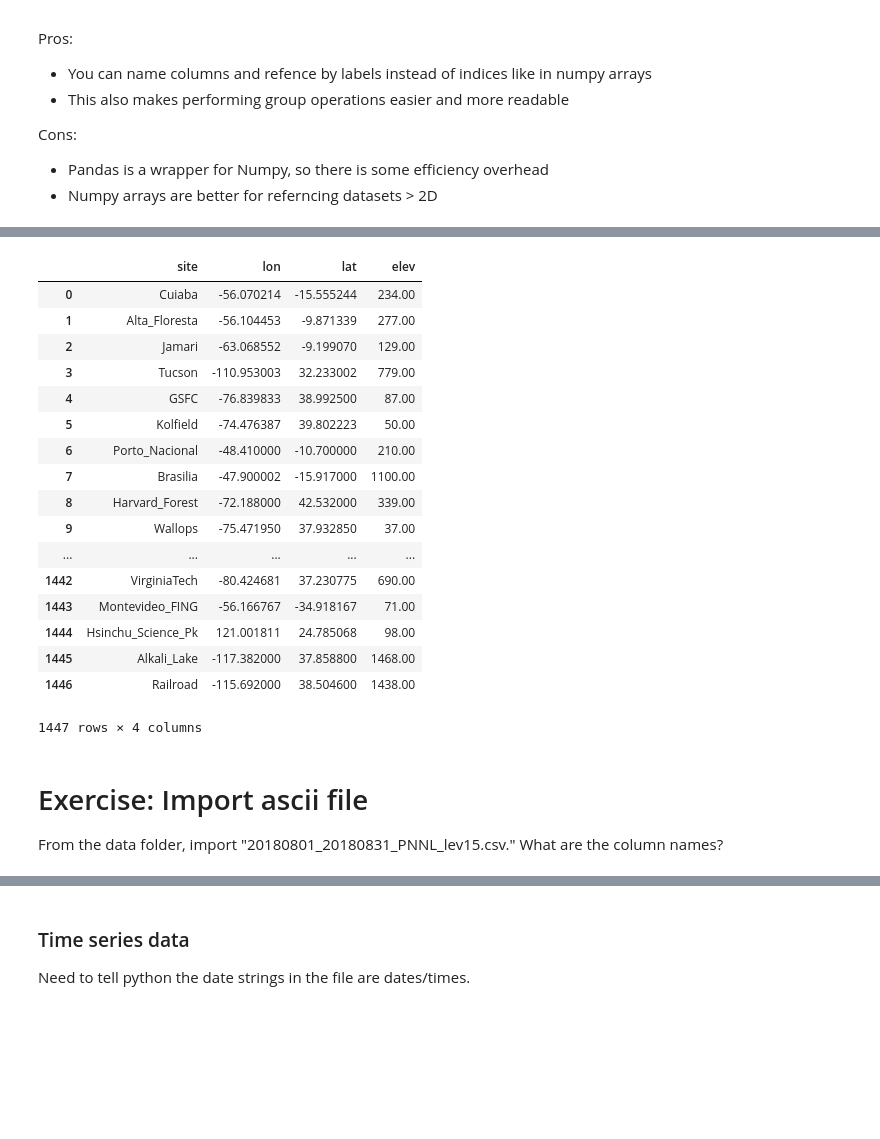
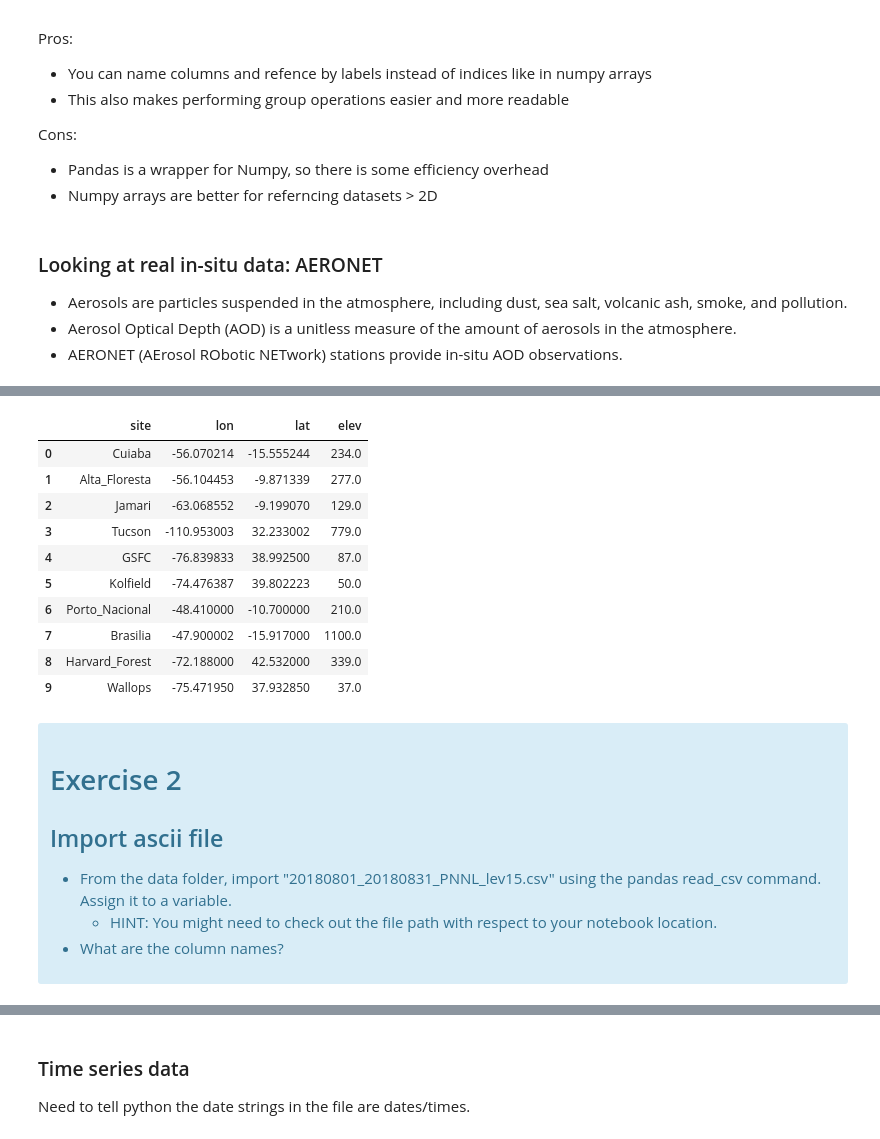
Before and after one commit to eviatarbach/ncep-lectures, a Jupyter notebook: python-lab-1.ipynb, the cells around one changed output, grey strips where cells are left out. Saved outputs shown, nothing was run; the diff lists cells and outputs as text; code cells hidden in the pictures; blank space fills up the shorter version.

```diff
--- a/python-lab-1.ipynb
+++ b/python-lab-1.ipynb
@@ -144,10 +151,15 @@ Pros:
 Cons:
 * Pandas is a wrapper for Numpy, so there is some efficiency overhead
 * Numpy arrays are better for referncing datasets > 2D
+# %% [markdown]
+### Looking at real in-situ data: AERONET
+* Aerosols are particles suspended in the atmosphere, including dust, sea salt, volcanic ash, smoke, and pollution.
+* Aerosol Optical Depth (AOD) is a unitless measure of the amount of aerosols in the atmosphere.
+* AERONET (AErosol RObotic NETwork) stations provide in-situ AOD observations.
 # %%
 import pandas as pd
 # %%
-url = 'https://aeronet.gsfc.nasa.gov/aeronet_locations_v3.txt'
-stationList = pd.read_csv(url, skiprows=1)
+fname = 'data/aeronet_locations_v3.txt'
+stationList = pd.read_csv(fname, skiprows=1)
 # %%
 # Show column names - kind of ugly
@@ -160,29 +169,30 @@ list(stationList)
 # %%
 # Make easier to write
 stationList.columns = ['site', 'lon', 'lat', 'elev']
-stationList
+
+# List the first ten stations
+stationList[0:10]
 # %% [output]
 |  | site | lon | lat | elev |
-| 0 | Cuiaba | -56.070214 | -15.555244 | 234.00 |
-| 1 | Alta_Floresta | -56.104453 | -9.871339 | 277.00 |
-| 2 | Jamari | -63.068552 | -9.199070 | 129.00 |
-| 3 | Tucson | -110.953003 | 32.233002 | 779.00 |
-| 4 | GSFC | -76.839833 | 38.992500 | 87.00 |
-| 5 | Kolfield | -74.476387 | 39.802223 | 50.00 |
-| 6 | Porto_Nacional | -48.410000 | -10.700000 | 210.00 |
-| 7 | Brasilia | -47.900002 | -15.917000 | 1100.00 |
-| 8 | Harvard_Forest | -72.188000 | 42.532000 | 339.00 |
-| 9 | Wallops | -75.471950 | 37.932850 | 37.00 |
-| ... | ... | ... | ... | ... |
-| 1442 | VirginiaTech | -80.424681 | 37.230775 | 690.00 |
-| 1443 | Montevideo_FING | -56.166767 | -34.918167 | 71.00 |
-| 1444 | Hsinchu_Science_Pk | 121.001811 | 24.785068 | 98.00 |
-| 1445 | Alkali_Lake | -117.382000 | 37.858800 | 1468.00 |
-| 1446 | Railroad | -115.692000 | 38.504600 | 1438.00 |
+| 0 | Cuiaba | -56.070214 | -15.555244 | 234.0 |
+| 1 | Alta_Floresta | -56.104453 | -9.871339 | 277.0 |
+| 2 | Jamari | -63.068552 | -9.199070 | 129.0 |
+| 3 | Tucson | -110.953003 | 32.233002 | 779.0 |
+| 4 | GSFC | -76.839833 | 38.992500 | 87.0 |
+| 5 | Kolfield | -74.476387 | 39.802223 | 50.0 |
+| 6 | Porto_Nacional | -48.410000 | -10.700000 | 210.0 |
+| 7 | Brasilia | -47.900002 | -15.917000 | 1100.0 |
+| 8 | Harvard_Forest | -72.188000 | 42.532000 | 339.0 |
+| 9 | Wallops | -75.471950 | 37.932850 | 37.0 |
-1447 rows × 4 columns
 # %% [markdown]
-# Exercise: Import ascii file
-From the data folder, import "20180801_20180831_PNNL_lev15.csv." What are the column names?
+<div class="alert alert-block alert-info">
+
+# Exercise 2
+## Import ascii file
+* From the data folder, import "20180801_20180831_PNNL_lev15.csv" using the pandas read_csv command. Assign it to a variable.
+    * HINT: You might need to check out the file path with respect to your notebook location.
+* What are the column names?
+</div>
 # %% [markdown]
 ## Basic Plotting with MatplotLib
 
```
Also changed, not shown: parts of 43 cells of this notebook, 3 other files.
